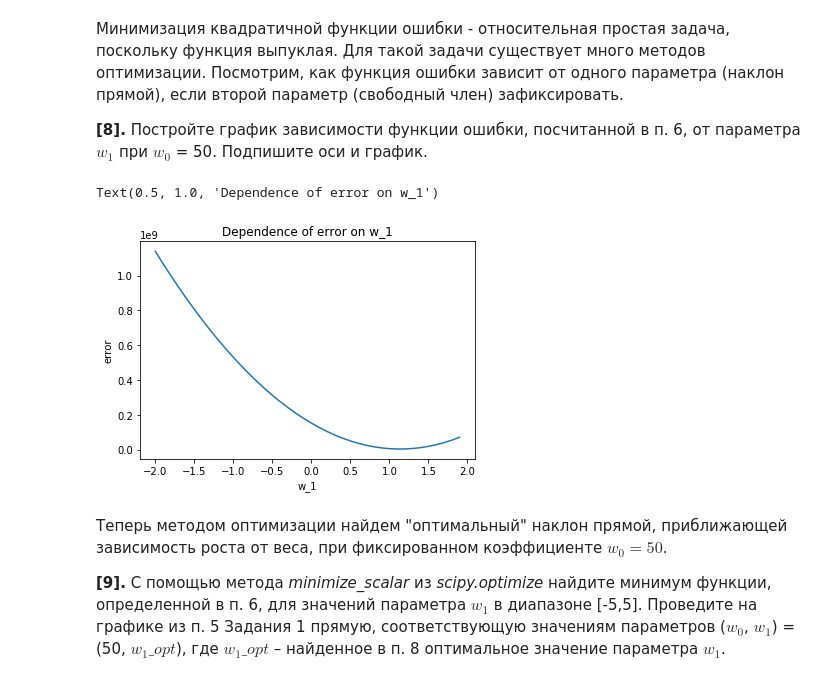
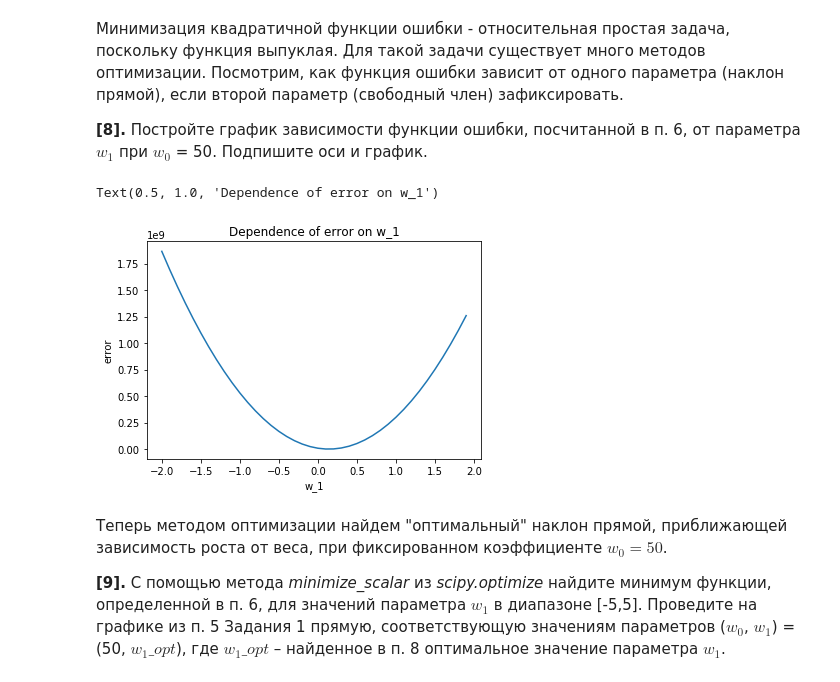
Before and after one commit to koren-v/DataScienceCourse-Hillel, a Jupyter notebook: linreg_height_weight.ipynb, the cells around one changed output. Saved outputs shown, nothing was run; the diff lists cells and outputs as text; code cells hidden in the pictures.

```diff
--- a/linreg_height_weight.ipynb
+++ b/linreg_height_weight.ipynb
@@ -162,16 +162,16 @@ Text(0, 0.5, 'Height')
 
 **[8].** Постройте график зависимости функции ошибки, посчитанной в п. 6, от параметра $w_1$ при $w_0$ = 50. Подпишите оси и график.
 # %%
-x = np.array(data['Height'])
-y = np.array(data['Weight'])
+y = np.array(data['Height'])
+x = np.array(data['Weight'])
 w_1 = np.arange(-2, 2, 0.1)
 plt.plot(w_1, my_er(w_1, 50, y, x))
 plt.xlabel('w_1')
 plt.ylabel('error')
 plt.title('Dependence of error on w_1')
 # %% [output]
 Text(0.5, 1.0, 'Dependence of error on w_1')
-[figure, old version]
+[figure, new version]
 # %% [markdown]
 Теперь методом оптимизации найдем "оптимальный" наклон прямой, приближающей зависимость роста от веса, при фиксированном коэффициенте $w_0 = 50$.
 
```
Also changed, not shown: parts of 3 cells of this notebook.
